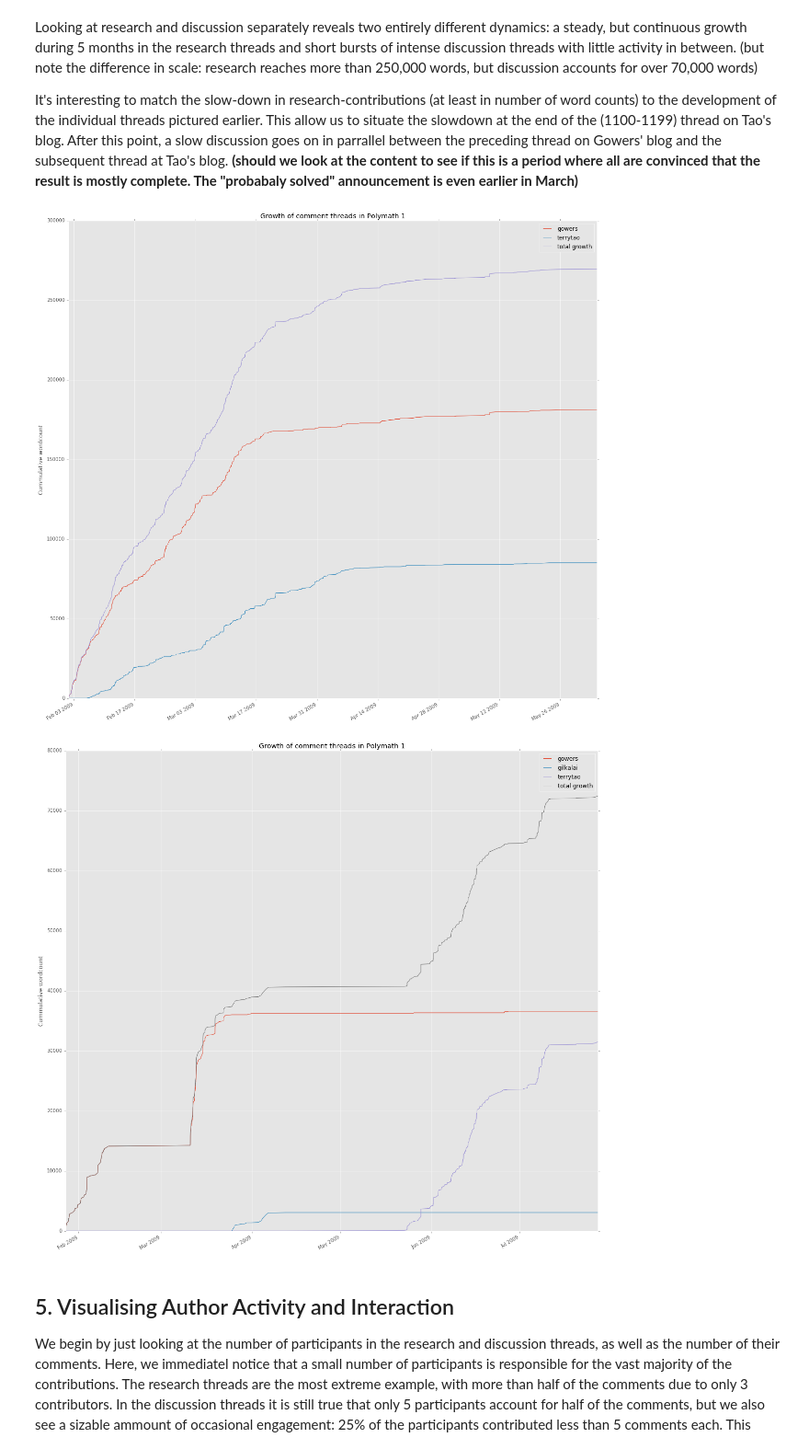
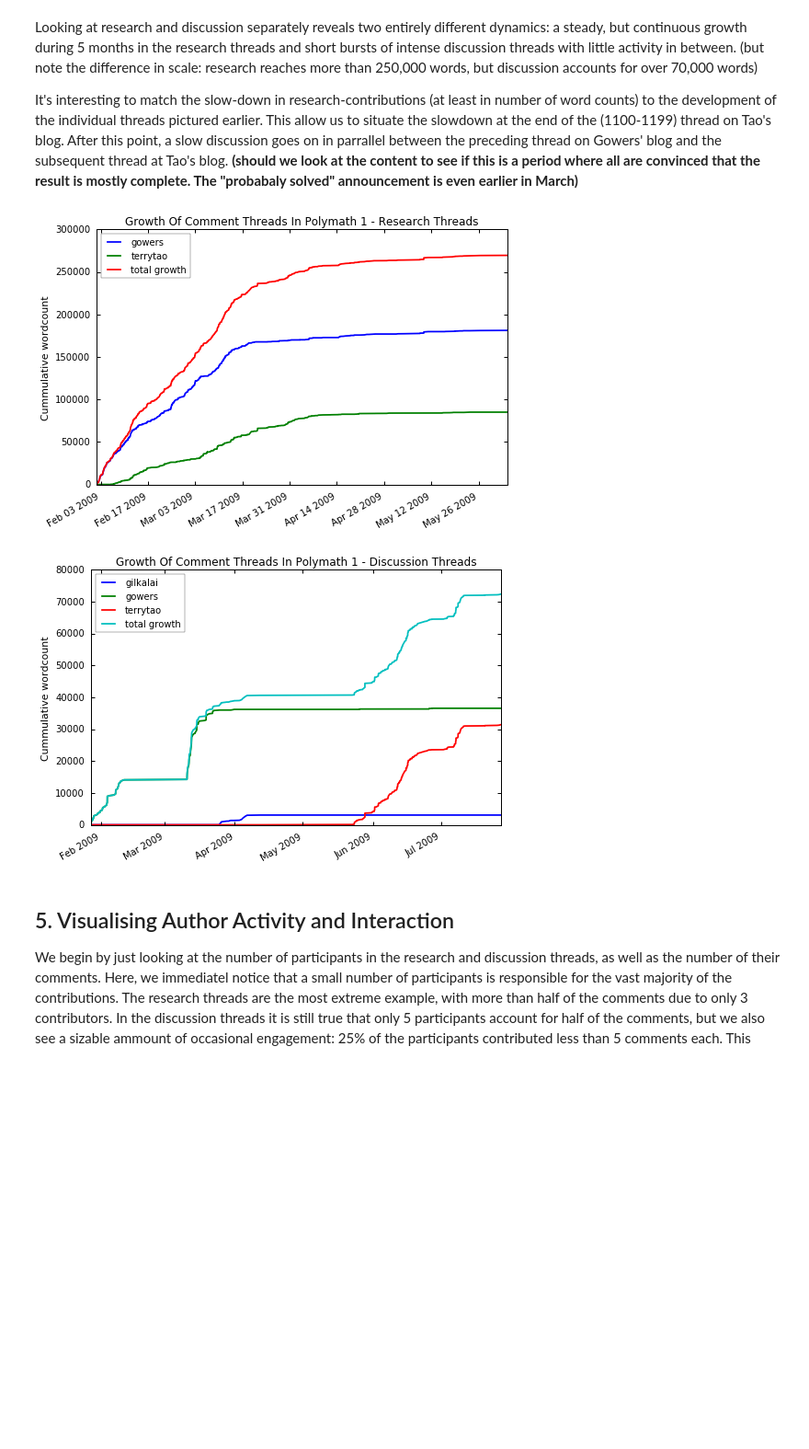
Before and after one commit to patrickallo/mathpracmod, a Jupyter notebook: PolymathGeneric.ipynb, the cells around one changed output. Shown at 92% size. Drawn from its saved outputs; the diff is of its cells as text; code cells hidden in the pictures; blank space fills up the shorter version.

```diff
--- a/PolymathGeneric.ipynb
+++ b/PolymathGeneric.ipynb
@@ -11,6 +11,7 @@ import yaml
 import matplotlib
 matplotlib.use('nbagg')
 import matplotlib.pyplot as plt
+matplotlib.style.use('seaborn-notebook')
 
 SETTINGS = {
     'msg' : 'Polymath 1',
@@ -21,7 +22,8 @@ SETTINGS = {
     'parser' : 'html5lib',
     'cmap' : plt.cm.Paired, # not a string, this is an object
     'vmin' : 1,
-    'vmax' : 100
+    'vmax' : 100,
+    'style': 'seaborn-notebook'
 }
 
 with open("author_convert.yaml", "r") as convert_file:
@@ -269,11 +268,11 @@ Looking at research and discussion separately reveals two entirely different dyn
 
 It's interesting to match the slow-down in research-contributions (at least in number of word counts) to the development of the individual threads pictured earlier. This allow us to situate the slowdown at the end of the (1100-1199) thread on Tao's blog. After this point, a slow discussion goes on in parrallel between the preceding thread on Gowers' blog and the subsequent thread at Tao's blog. **(should we look at the content to see if this is a period where all are convinced that the result is mostly complete. The "probabaly solved" announcement is even earlier in March)**
 # %%
-PM_FRAME['r_mthread (accumulated)'].dropna().iloc[-1].plot_growth(drop_last=20)
-PM_FRAME['d_mthread (accumulated)'].dropna().iloc[-1].plot_growth(drop_last=60)
+PM_FRAME['r_mthread (accumulated)'].dropna().iloc[-1].plot_growth(project="Polymath 1 - research threads", drop_last=20)
+PM_FRAME['d_mthread (accumulated)'].dropna().iloc[-1].plot_growth(project="Polymath 1 - discussion threads", drop_last=60)
 # %% [output]
-[figure, old version]
+[figure, new version]
-[figure, old version]
+[figure, new version]
 # %% [markdown]
 ## 5. Visualising Author Activity and Interaction
 
```
Also changed, not shown: parts of 20 cells of this notebook, 4 other files.
